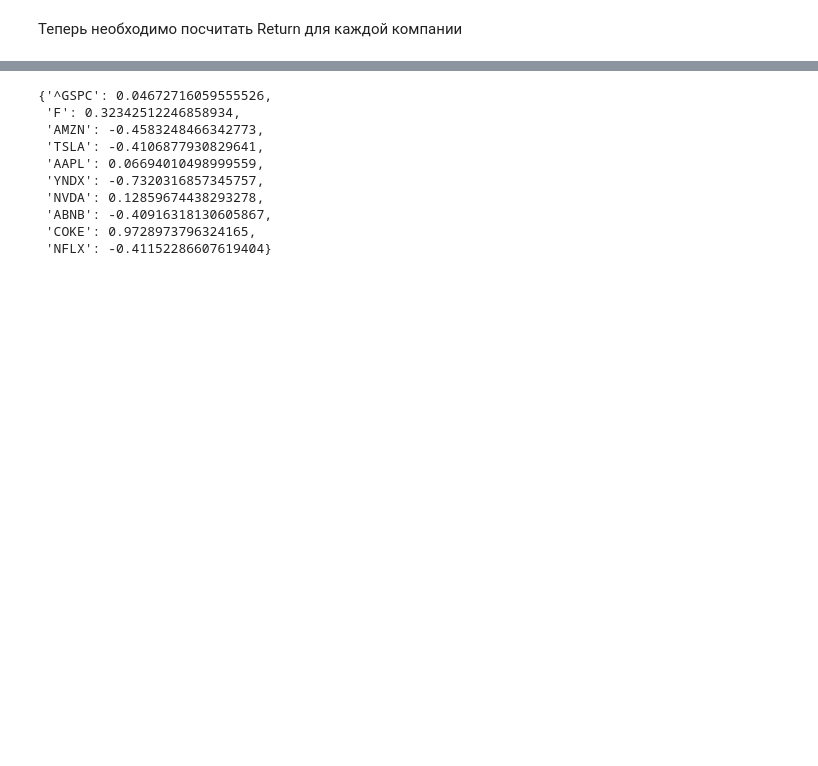
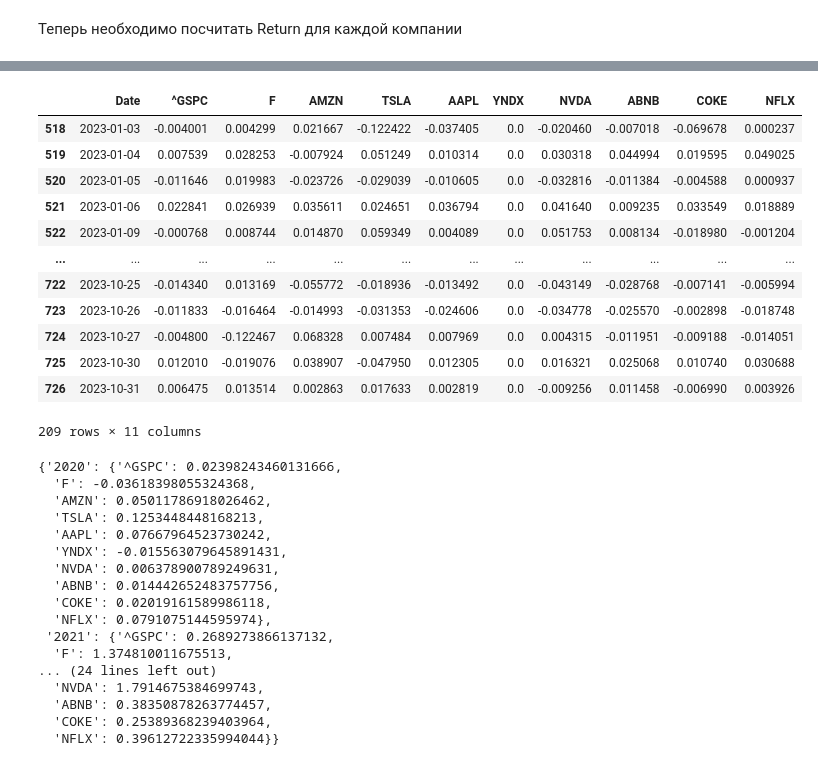
Before and after one commit to gadakenn/Information-Ratio-Calculating, a Jupyter notebook: IR_calculate.ipynb, the cells around one changed output, grey strips where cells are left out. Drawn from its saved outputs; the diff is of its cells as text; code cells hidden in the pictures; blank space fills up the shorter version.

Commit message:
multiple years 2

```diff
--- a/IR_calculate.ipynb
+++ b/IR_calculate.ipynb
@@ -72,18 +90,53 @@ NameError: name 'returns_daily' is not defined
+# %%
+returns_2020 = returns_daily[(returns_daily['Date'] >= dt.datetime(2020,12,11)) & (returns_daily['Date'] < dt.datetime(2021,1,4))]
+returns_2021 = returns_daily[(returns_daily['Date'] >dt.datetime(2020,12,31)) & (returns_daily['Date'] < dt.datetime(2022,1,1))]
+returns_2022 = returns_daily[(returns_daily['Date'] >dt.datetime(2021,12,31)) & (returns_daily['Date'] < dt.datetime(2023,1,1))]
+returns_2023 = returns_daily[(returns_daily['Date'] >dt.datetime(2022,12,31)) & (returns_daily['Date'] < dt.datetime(2024,1,1))]
+returns_2023
+# %% [output]
+|  | Date | ^GSPC | F | AMZN | TSLA | AAPL | YNDX | NVDA | ABNB | COKE | NFLX |
+| 518 | 2023-01-03 | -0.004001 | 0.004299 | 0.021667 | -0.122422 | -0.037405 | 0.0 | -0.020460 | -0.007018 | -0.069678 | 0.000237 |
+| 519 | 2023-01-04 | 0.007539 | 0.028253 | -0.007924 | 0.051249 | 0.010314 | 0.0 | 0.030318 | 0.044994 | 0.019595 | 0.049025 |
+| 520 | 2023-01-05 | -0.011646 | 0.019983 | -0.023726 | -0.029039 | -0.010605 | 0.0 | -0.032816 | -0.011384 | -0.004588 | 0.000937 |
+| 521 | 2023-01-06 | 0.022841 | 0.026939 | 0.035611 | 0.024651 | 0.036794 | 0.0 | 0.041640 | 0.009235 | 0.033549 | 0.018889 |
+| 522 | 2023-01-09 | -0.000768 | 0.008744 | 0.014870 | 0.059349 | 0.004089 | 0.0 | 0.051753 | 0.008134 | -0.018980 | -0.001204 |
+| ... | ... | ... | ... | ... | ... | ... | ... | ... | ... | ... | ... |
+| 722 | 2023-10-25 | -0.014340 | 0.013169 | -0.055772 | -0.018936 | -0.013492 | 0.0 | -0.043149 | -0.028768 | -0.007141 | -0.005994 |
+| 723 | 2023-10-26 | -0.011833 | -0.016464 | -0.014993 | -0.031353 | -0.024606 | 0.0 | -0.034778 | -0.025570 | -0.002898 | -0.018748 |
+| 724 | 2023-10-27 | -0.004800 | -0.122467 | 0.068328 | 0.007484 | 0.007969 | 0.0 | 0.004315 | -0.011951 | -0.009188 | -0.014051 |
+| 725 | 2023-10-30 | 0.012010 | -0.019076 | 0.038907 | -0.047950 | 0.012305 | 0.0 | 0.016321 | 0.025068 | 0.010740 | 0.030688 |
+| 726 | 2023-10-31 | 0.006475 | 0.013514 | 0.002863 | 0.017633 | 0.002819 | 0.0 | -0.009256 | 0.011458 | -0.006990 | 0.003926 |
+209 rows × 11 columns
 # %%
-returns_for_period = dict()
+def returns(df):
+  returns_for_period = dict()
+  for company in df.columns[1:]:
+    returns_for_period[company] = np.prod(df[company] + 1) - 1
+  return returns_for_period
 
-for company in returns_daily.columns[1:]:
-    returns_for_period[company] = np.prod(returns_daily[company] + 1) - 1
 
-returns_for_period
+
+ret_for_2020 = returns(returns_2020)
+ret_for_2021 = returns(returns_2021)
+ret_for_2022 = returns(returns_2022)
+ret_for_2023 = returns(returns_2023)
+all_years ={"2020": ret_for_2020, "2021":ret_for_2021, "2022": ret_for_2022, '2023':ret_for_2023}
+all_years
 # %% [output]
-{'^GSPC': 0.04672716059555526,
- 'F': 0.32342512246858934,
- 'AMZN': -0.4583248466342773,
- 'TSLA': -0.4106877930829641,
- 'AAPL': 0.06694010498999559,
- 'YNDX': -0.7320316857345757,
- 'NVDA': 0.12859674438293278,
- 'ABNB': -0.40916318130605867,
- 'COKE': 0.9728973796324165,
- 'NFLX': -0.41152286607619404}
+{'2020': {'^GSPC': 0.02398243460131666,
+  'F': -0.03618398055324368,
+  'AMZN': 0.05011786918026462,
+  'TSLA': 0.1253448448168213,
+  'AAPL': 0.07667964523730242,
+  'YNDX': -0.015563079645891431,
+  'NVDA': 0.006378900789249631,
+  'ABNB': 0.014442652483757756,
+  'COKE': 0.02019161589986118,
+  'NFLX': 0.0791075144595974},
+ '2021': {'^GSPC': 0.2689273866137132,
+  'F': 1.374810011675513,
+... (24 lines left out)
+  'NVDA': 1.7914675384699743,
+  'ABNB': 0.38350878263774457,
+  'COKE': 0.25389368239403964,
+  'NFLX': 0.39612722335994044}}
```
Also changed, not shown: parts of 19 cells of this notebook.
